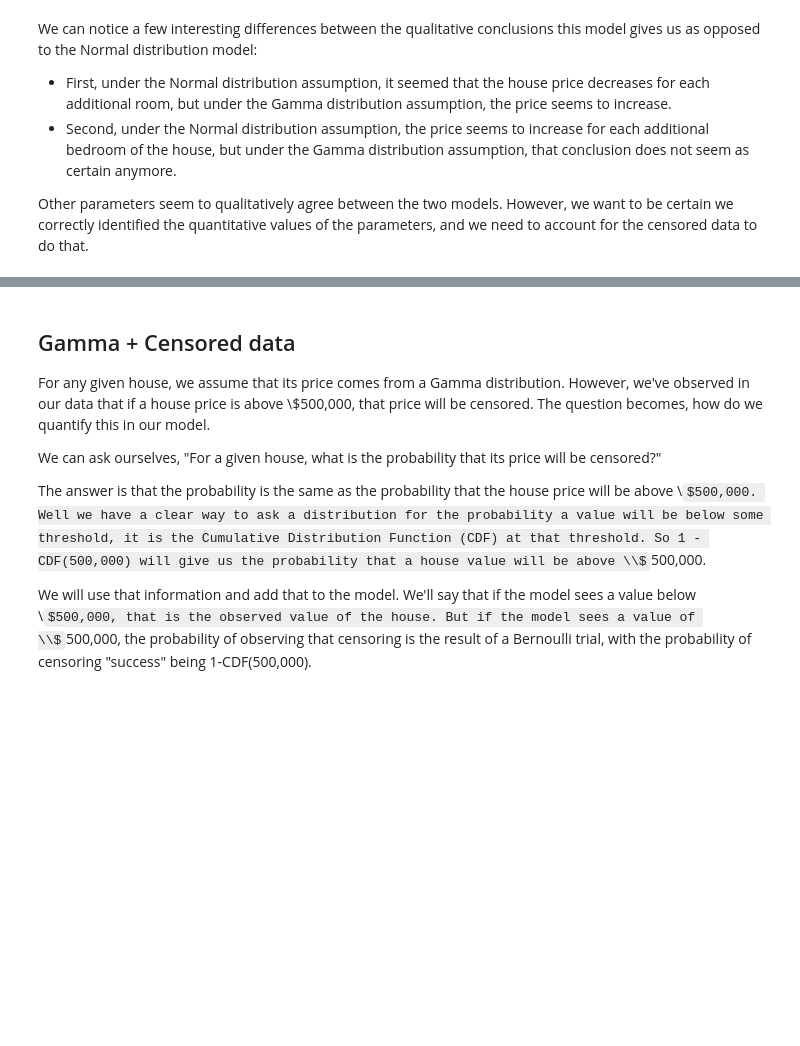
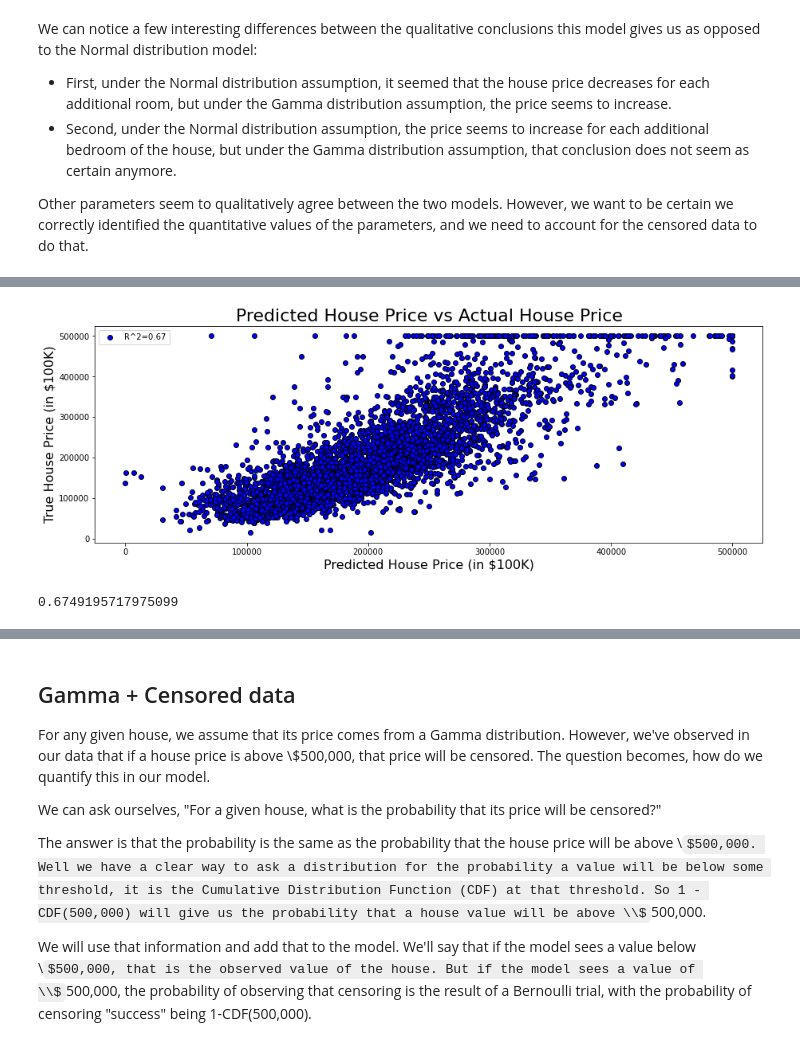
Before and after one commit to bshabashFD/Project-Chronos, a Jupyter notebook: Pyro Tutorial Linear Regression/Pyro Linear Regression.ipynb, the cells around one changed output, grey strips where cells are left out. Drawn from its saved outputs; the diff is of its cells as text; code cells hidden in the pictures; some formulas as TeX source; blank space fills up the shorter version.

```diff
--- a/Pyro Tutorial Linear Regression/Pyro Linear Regression.ipynb
+++ b/Pyro Tutorial Linear Regression/Pyro Linear Regression.ipynb
@@ -676,0 +841,12 @@ Other parameters seem to qualitatively agree between the two models. However, we
+# %%
+beta_svi_df = {}
+for key, values in samples.items():
+    if ("beta_" in key) or ("rate" in key):
+        if ("beta_coefficients" in key):
+            values = values.view(values.shape[0], values.shape[-1])
+        else:
+            values = values.view(values.shape[0], )
+
+        beta_svi_df[key] = values.detach()
+
+beta_svi_df = pd.DataFrame(beta_svi_df)
@@ -676,0 +870,16 @@ Other parameters seem to qualitatively agree between the two models. However, we
+# %%
+plt.figure(figsize=(15, 5))
+plt.scatter(y_pred, y_test, c="blue", edgecolor="black", label=f'R^2={round(r2_score(y_test, y_pred), 2)}')
+plt.title("Predicted House Price vs Actual House Price", size=22)
+plt.xlabel("Predicted House Price (in $100K)", size=16)
+plt.ylabel("True House Price (in $100K)", size=16)
+plt.ticklabel_format(style='plain')
+plt.legend()
+plt.show()
+# %% [output]
+[figure, added]
+# %%
+super_results.loc['R^2 censored', 'SVI gamma'] = r2_score(y_test, y_pred)
+print(r2_score(y_test, y_pred))
+# %% [output]
+0.6749195717975099
```
Also changed, not shown: parts of 80 cells of this notebook, 1 other file.
